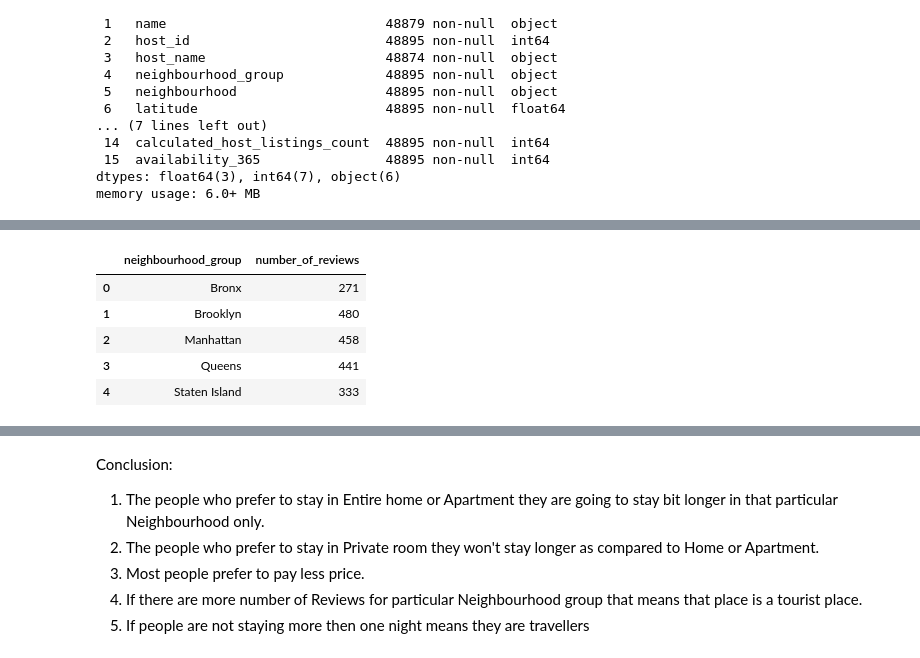
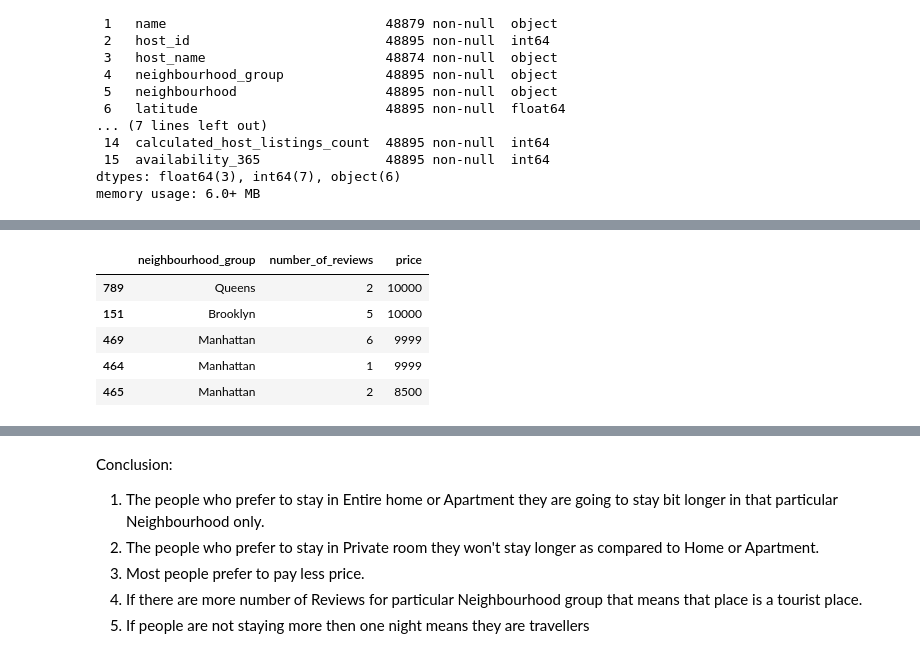
Before and after one commit to Viratvenom/AIRBNB-EDA-PROJECT, a Jupyter notebook: Airbnb_Bookings_Analysis_Capstone_Project_MAP.ipynb, the cells around one changed output, grey strips where cells are left out. Saved outputs shown, nothing was run; the diff lists cells and outputs as text; code cells hidden in the pictures.

```diff
--- a/Airbnb_Bookings_Analysis_Capstone_Project_MAP.ipynb
+++ b/Airbnb_Bookings_Analysis_Capstone_Project_MAP.ipynb
@@ -178,0 +179,5 @@ plt.show()
+# %%
+Airbnb_df.dropna(how='any',inplace=True)
+# %%
+Airbnb_df.fillna({'reviews_per_month':0.0}, inplace=True)
+Airbnb_df.reviews_per_month.isnull().sum()
@@ -178,0 +186,4 @@ plt.show()
+# %%
+Airbnb_df.drop(['id','host_name','last_review'], inplace = True, axis =1)
+# %%
+Airbnb_df = Airbnb_df.dropna(subset=['reviews_per_month'])
@@ -203,10 +403,10 @@ hosts_areas[:10].plot(kind = 'box')
 # %%
-areas_reviews = Airbnb_df.groupby(['neighbourhood_group'])['number_of_reviews'].max().reset_index()
-areas_reviews
+df = Airbnb_df.groupby(['neighbourhood_group','number_of_reviews'])['price'].max().reset_index()
+df.sort_values(by='price', ascending=False).head()
 # %% [output]
-|  | neighbourhood_group | number_of_reviews |
-| 0 | Bronx | 271 |
-| 1 | Brooklyn | 480 |
-| 2 | Manhattan | 458 |
-| 3 | Queens | 441 |
-| 4 | Staten Island | 333 |
+|  | neighbourhood_group | number_of_reviews | price |
+| 789 | Queens | 2 | 10000 |
+| 151 | Brooklyn | 5 | 10000 |
+| 469 | Manhattan | 6 | 9999 |
+| 464 | Manhattan | 1 | 9999 |
+| 465 | Manhattan | 2 | 8500 |
```
Also changed, not shown: parts of 87 cells of this notebook.
